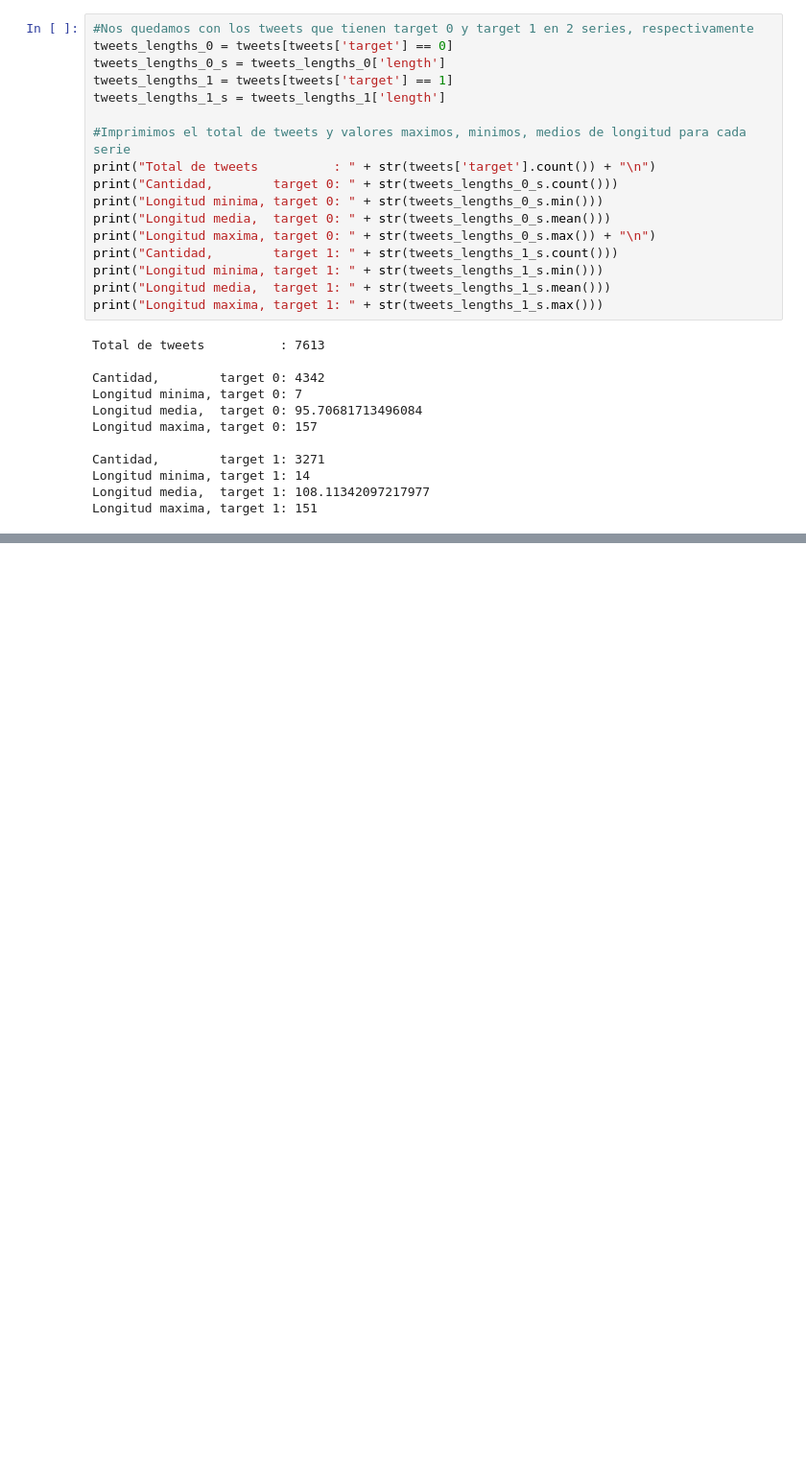
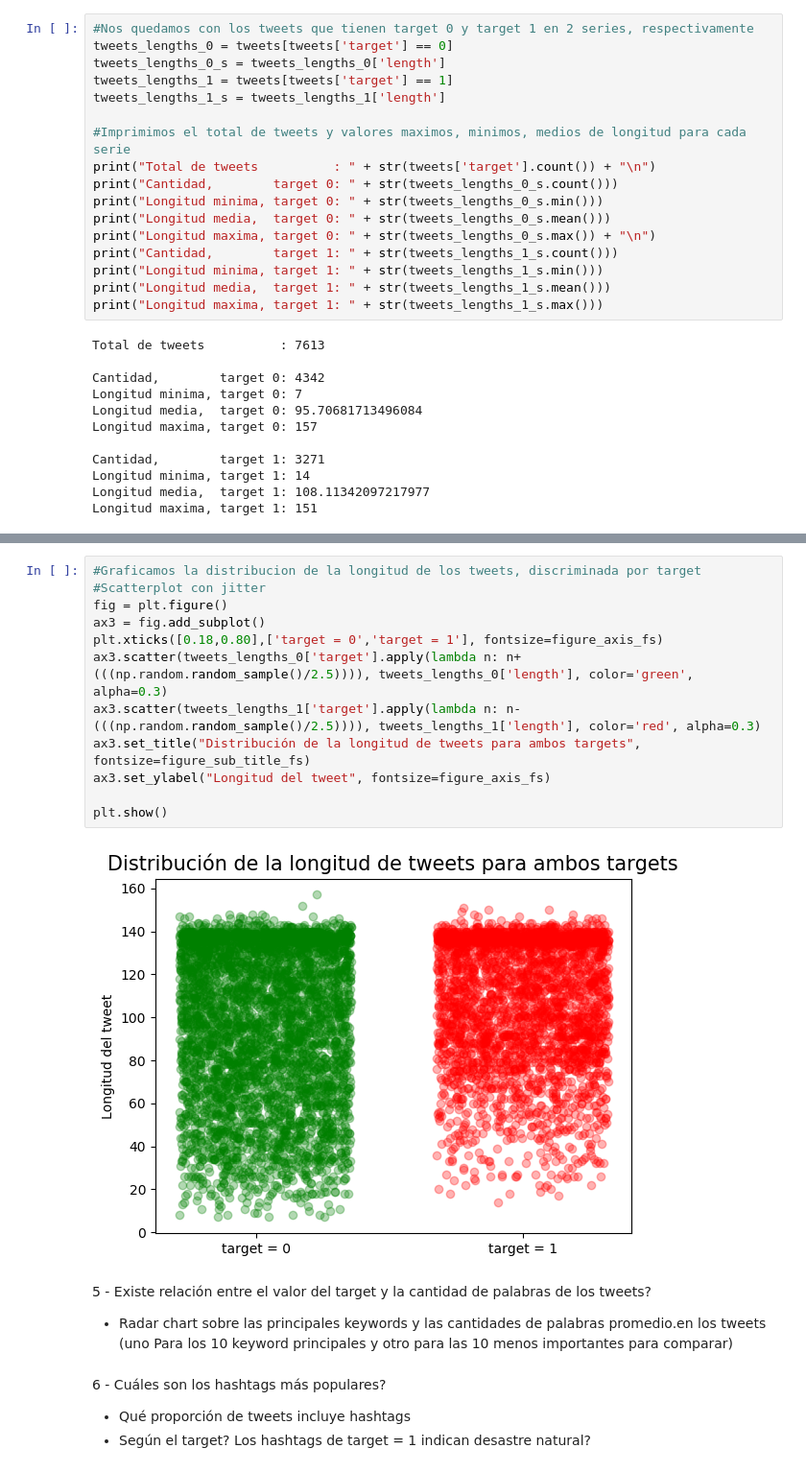
Before and after one commit to patopizzini/Organizacion_Datos_1C2020, a Jupyter notebook: TP1/TP1_JM.ipynb, the cells around one changed output, grey strips where cells are left out. Shown at 96% size. Cells and saved outputs as stored; diff of their text form; blank space fills up the shorter version.

```diff
--- a/TP1/TP1_JM.ipynb
+++ b/TP1/TP1_JM.ipynb
@@ -150,0 +167,23 @@ plt.show()
+# %%
+#Graficamos la distribucion de la longitud de los tweets, discriminada por target
+#Scatterplot con jitter
+fig = plt.figure()
+ax3 = fig.add_subplot()
+plt.xticks([0.18,0.80],['target = 0','target = 1'], fontsize=figure_axis_fs)
+ax3.scatter(tweets_lengths_0['target'].apply(lambda n: n+(((np.random.random_sample()/2.5)))), tweets_lengths_0['length'], color='green', alpha=0.3)
+ax3.scatter(tweets_lengths_1['target'].apply(lambda n: n-(((np.random.random_sample()/2.5)))), tweets_lengths_1['length'], color='red', alpha=0.3)
+ax3.set_title("Distribución de la longitud de tweets para ambos targets", fontsize=figure_sub_title_fs)
+ax3.set_ylabel("Longitud del tweet", fontsize=figure_axis_fs)
+
+plt.show()
+# %% [output]
+[figure, added]
+# %% [markdown]
+5 - Existe relación entre el valor del target y la cantidad de palabras de los tweets?
+- Radar chart sobre las principales keywords y las cantidades de palabras
+promedio.en los tweets (uno Para los 10 keyword principales y otro para las 10
+menos importantes para comparar)
+# %% [markdown]
+6 - Cuáles son los hashtags más populares?
+- Qué proporción de tweets incluye hashtags
+- Según el target? Los hashtags de target = 1 indican desastre natural?
```
Also changed, not shown: parts of 12 cells of this notebook.
